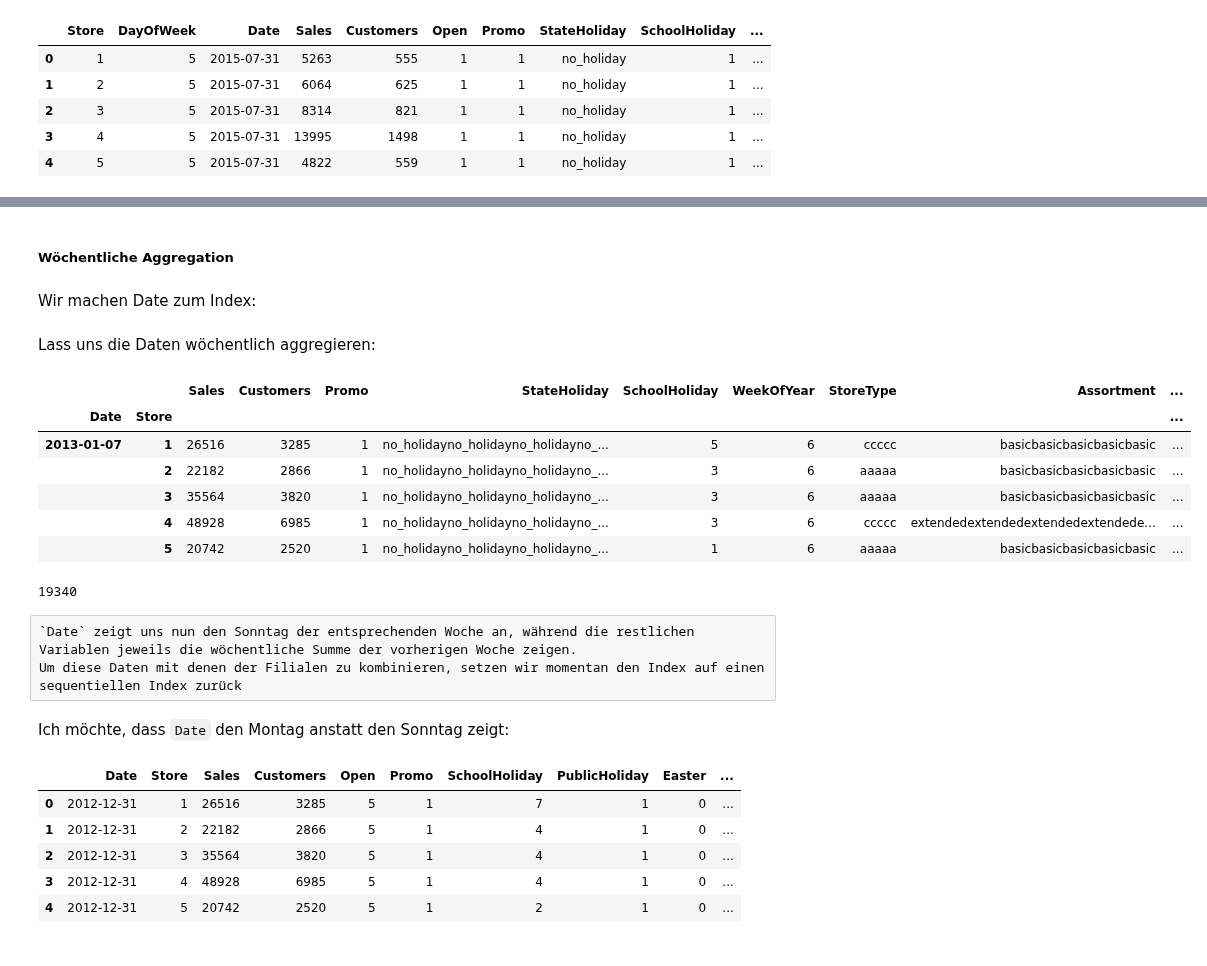
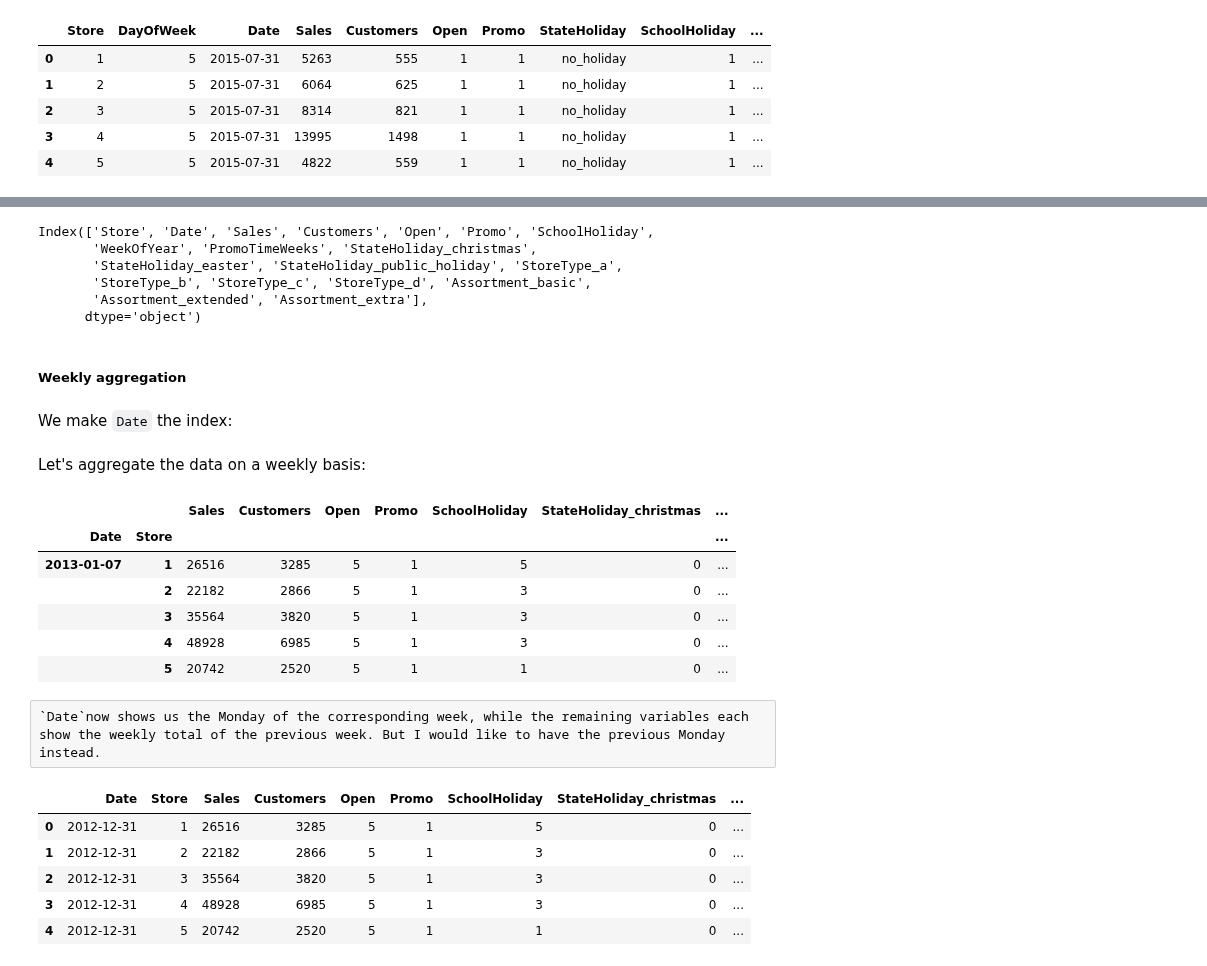
Before and after one commit to xaviermondragon/rossmann, a Jupyter notebook: notebooks/weekly_modelling.ipynb, the cells around one changed output, grey strips where cells are left out. Drawn from its saved outputs; the diff is of its cells as text; code cells hidden in the pictures.

```diff
--- a/notebooks/weekly_modelling.ipynb
+++ b/notebooks/weekly_modelling.ipynb
@@ -24,3 +38,3 @@ Und da wir nur Daten von offenen Filialen nutzen, brauchen wir auch `Open` nicht
 # %%
-df.drop(['DayOfWeek', 'Open'], axis=1, inplace=True)
+df.drop('DayOfWeek', axis=1, inplace=True)
 # %% [markdown]
@@ -41,35 +46,49 @@ df.head()
+# %%
+df = pd.get_dummies(df, dtype='int')
+# No holiday = all zeroes on the StateHoliday columns
+df.drop('StateHoliday_no_holiday', axis=1, inplace=True)
+df.columns
+# %% [output]
+Index(['Store', 'Date', 'Sales', 'Customers', 'Open', 'Promo', 'SchoolHoliday',
+       'WeekOfYear', 'PromoTimeWeeks', 'StateHoliday_christmas',
+       'StateHoliday_easter', 'StateHoliday_public_holiday', 'StoreType_a',
+       'StoreType_b', 'StoreType_c', 'StoreType_d', 'Assortment_basic',
+       'Assortment_extended', 'Assortment_extra'],
+      dtype='object')
 # %% [markdown]
-##### Wöchentliche Aggregation
+##### Weekly aggregation
 # %% [markdown]
-Wir machen Date zum Index:
+We make `Date` the index:
 # %%
 df.set_index('Date', inplace=True)
-df.sort_index(inplace=True)
-#Nun haben wir einen DataFrame für jedes Datum:
+# Now we have a DataFrame for each date:
 #df.loc['2013-01-01']
 # %% [markdown]
-Lass uns die Daten wöchentlich aggregieren:
+Let's aggregate the data on a weekly basis:
 # %%
-# The anchored offset W would give sunnday weekly frequency
-week_df = df.groupby([pd.Grouper(freq='W-Mon'), 'Store']).sum()
+# The anchored offset W would give sunday weekly frequency
+by_week_store = df.groupby([pd.Grouper(freq='W-Mon'), 'Store'])
+
+sum_cols = by_week_store[['Sales', 'Customers', 'Open', 'Promo', 'SchoolHoliday', 'StateHoliday_christmas',
+                          'StateHoliday_easter', 'StateHoliday_public_holiday']].sum()
+
+fix_cols = by_week_store[['StoreType_a', 'StoreType_b', 'StoreType_c', 'StoreType_d', 'Assortment_basic',
+                          'Assortment_extended', 'Assortment_extra','WeekOfYear', 'PromoTimeWeeks']].first()
+
+week_df = pd.concat([sum_cols, fix_cols], axis=1)
+
 week_df.head()
 
 # With code like this we can check that it has worked fine:
-#foo = sales_df.loc['2013-01-01':'2013-01-06']
+#foo = df.loc['2013-01-01':'2013-01-07']
 #foo[foo['Store']  == 1]['Sales'].sum()
 # %% [output]
-|  |  | Sales | Customers | Promo | StateHoliday | SchoolHoliday | WeekOfYear | StoreType | Assortment | ... |
-| Date | Store |  |  |  |  |  |  |  |  | ... |
-| 2013-01-07 | 1 | 26516 | 3285 | 1 | no_holidayno_holidayno_holidayno_... | 5 | 6 | ccccc | basicbasicbasicbasicbasic | ... |
-|  | 2 | 22182 | 2866 | 1 | no_holidayno_holidayno_holidayno_... | 3 | 6 | aaaaa | basicbasicbasicbasicbasic | ... |
-|  | 3 | 35564 | 3820 | 1 | no_holidayno_holidayno_holidayno_... | 3 | 6 | aaaaa | basicbasicbasicbasicbasic | ... |
-|  | 4 | 48928 | 6985 | 1 | no_holidayno_holidayno_holidayno_... | 3 | 6 | ccccc | extendedextendedextendedextendede... | ... |
-|  | 5 | 20742 | 2520 | 1 | no_holidayno_holidayno_holidayno_... | 1 | 6 | aaaaa | basicbasicbasicbasicbasic | ... |
+|  |  | Sales | Customers | Open | Promo | SchoolHoliday | StateHoliday_christmas | ... |
+| Date | Store |  |  |  |  |  |  | ... |
+| 2013-01-07 | 1 | 26516 | 3285 | 5 | 1 | 5 | 0 | ... |
+|  | 2 | 22182 | 2866 | 5 | 1 | 3 | 0 | ... |
+|  | 3 | 35564 | 3820 | 5 | 1 | 3 | 0 | ... |
+|  | 4 | 48928 | 6985 | 5 | 1 | 3 | 0 | ... |
+|  | 5 | 20742 | 2520 | 5 | 1 | 1 | 0 | ... |
-# %%
-foo = df.loc['2013-01-01':'2013-01-06']
-foo[foo['Store']  == 1]['Sales'].sum()
-# %% [output]
-19340
 # %% [raw]
-`Date` zeigt uns nun den Sonntag der entsprechenden Woche an, während die restlichen Variablen jeweils die wöchentliche Summe der vorherigen Woche zeigen.
-Um diese Daten mit denen der Filialen zu kombinieren, setzen wir momentan den Index auf einen sequentiellen Index zurück
+`Date`now shows us the Monday of the corresponding week, while the remaining variables each show the weekly total of the previous week. But I would like to have the previous Monday instead.
@@ -78,14 +95,14 @@ week_sales_df = week_sales_df.reset_index()
-# %% [markdown]
-Ich möchte, dass `Date` den Montag anstatt den Sonntag zeigt:
 # %%
-week_sales_df['Date'] = week_sales_df['Date'] - pd.Timedelta(days=7)
-week_sales_df.head()
+# Return temporarily to a sequential index
+week_df = week_df.reset_index()
+week_df['Date'] = week_df['Date'] - pd.Timedelta(days=7)
+week_df.head()
 # %% [output]
-|  | Date | Store | Sales | Customers | Open | Promo | SchoolHoliday | PublicHoliday | Easter | ... |
-| 0 | 2012-12-31 | 1 | 26516 | 3285 | 5 | 1 | 7 | 1 | 0 | ... |
-| 1 | 2012-12-31 | 2 | 22182 | 2866 | 5 | 1 | 4 | 1 | 0 | ... |
-| 2 | 2012-12-31 | 3 | 35564 | 3820 | 5 | 1 | 4 | 1 | 0 | ... |
-| 3 | 2012-12-31 | 4 | 48928 | 6985 | 5 | 1 | 4 | 1 | 0 | ... |
-| 4 | 2012-12-31 | 5 | 20742 | 2520 | 5 | 1 | 2 | 1 | 0 | ... |
+|  | Date | Store | Sales | Customers | Open | Promo | SchoolHoliday | StateHoliday_christmas | ... |
+| 0 | 2012-12-31 | 1 | 26516 | 3285 | 5 | 1 | 5 | 0 | ... |
+| 1 | 2012-12-31 | 2 | 22182 | 2866 | 5 | 1 | 3 | 0 | ... |
+| 2 | 2012-12-31 | 3 | 35564 | 3820 | 5 | 1 | 3 | 0 | ... |
+| 3 | 2012-12-31 | 4 | 48928 | 6985 | 5 | 1 | 3 | 0 | ... |
+| 4 | 2012-12-31 | 5 | 20742 | 2520 | 5 | 1 | 1 | 0 | ... |
 # %%
 # Create a time series for the number of observations per date
```
Also changed, not shown: parts of 29 cells of this notebook, 1 other file.
